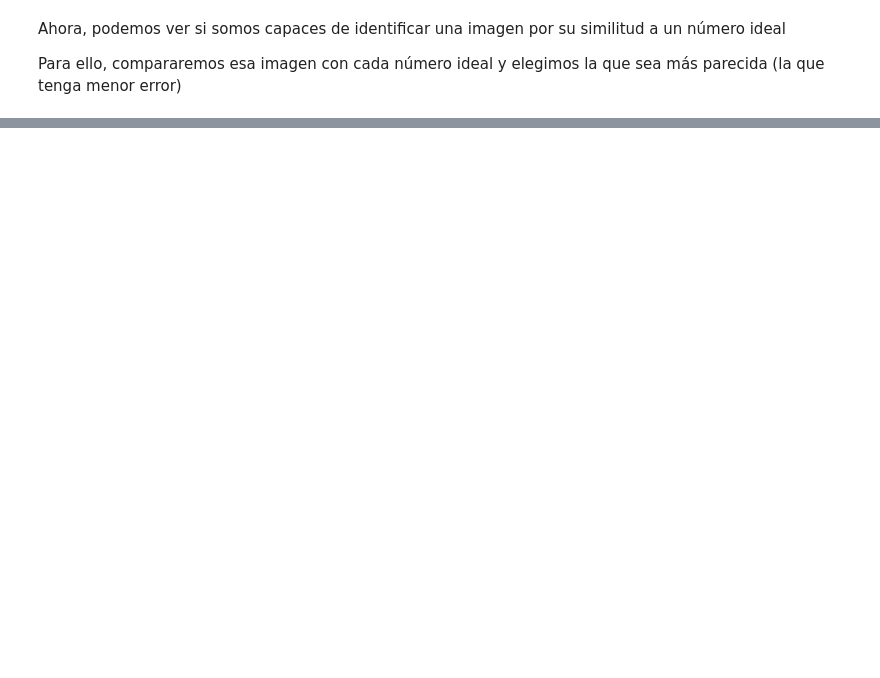
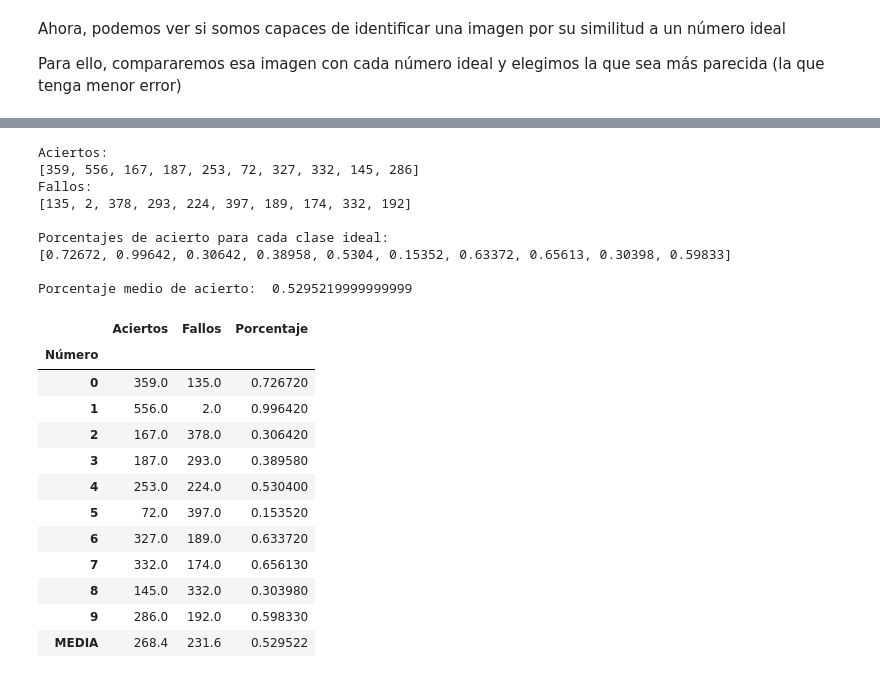
Before and after one commit to i2c-uc3m/IA-Workshop, a Jupyter notebook: Digit Recognizer/digit-recognizer.ipynb, the cells around one changed output, grey strips where cells are left out. Drawn from its saved outputs; the diff is of its cells as text; code cells hidden in the pictures; blank space fills up the shorter version.

```diff
--- a/Digit Recognizer/digit-recognizer.ipynb
+++ b/Digit Recognizer/digit-recognizer.ipynb
@@ -140,9 +155,6 @@ def mostrarNumsIdeales(nums, figsize=(7, 7)):
     plt.show()
 # %%
 # --- Para el conjunto 'train', se crea un número ideal para cada label 0-9 ---
-# print("=" * 70)
-# print("="*20, "SOLO ALGUNAS MUESTRAS", "="*20)
-# print("=" * 70)
 
 # Creamos unas matrices para guardar la suma/superposición de matrices
 nums_ideales = []
@@ -150,13 +162,12 @@ for i in range(10):
     matriz = np.zeros((28, 28))
     nums_ideales.append(matriz)
 
-# VALOR HARD-CODEADO
-# for i in range(30):
+
 for i in range(len(train)):
-    img, label, _ = crearMatriz(train, i)
+    vector_img, label, _ = crearMatriz(train, i)
 
     # Sumamos los valores de cada pixel a su matriz correspondiente
-    nums_ideales[label] += img
+    nums_ideales[label] += vector_img
 
 media_total_pixeles = 0
 
@@ -319,0 +428,26 @@ Probabilidades: [0.203, -0.099, 0.201, 0.141, 0.054, 0.156, 0.096, 0.06, 0.134,
+# %%
+df_resultados2 = calcular_resultados(aciertos, fallos)
+df_resultados2
+# %% [output]
+Aciertos:
+[359, 556, 167, 187, 253, 72, 327, 332, 145, 286]
+Fallos:
+[135, 2, 378, 293, 224, 397, 189, 174, 332, 192]
+
+Porcentajes de acierto para cada clase ideal:
+[0.72672, 0.99642, 0.30642, 0.38958, 0.5304, 0.15352, 0.63372, 0.65613, 0.30398, 0.59833]
+
+Porcentaje medio de acierto:  0.5295219999999999
+|  | Aciertos | Fallos | Porcentaje |
+| Número |  |  |  |
+| 0 | 359.0 | 135.0 | 0.726720 |
+| 1 | 556.0 | 2.0 | 0.996420 |
+| 2 | 167.0 | 378.0 | 0.306420 |
+| 3 | 187.0 | 293.0 | 0.389580 |
+| 4 | 253.0 | 224.0 | 0.530400 |
+| 5 | 72.0 | 397.0 | 0.153520 |
+| 6 | 327.0 | 189.0 | 0.633720 |
+| 7 | 332.0 | 174.0 | 0.656130 |
+| 8 | 145.0 | 332.0 | 0.303980 |
+| 9 | 286.0 | 192.0 | 0.598330 |
+| MEDIA | 268.4 | 231.6 | 0.529522 |
```
Also changed, not shown: parts of 25 cells of this notebook, 1 other file.
